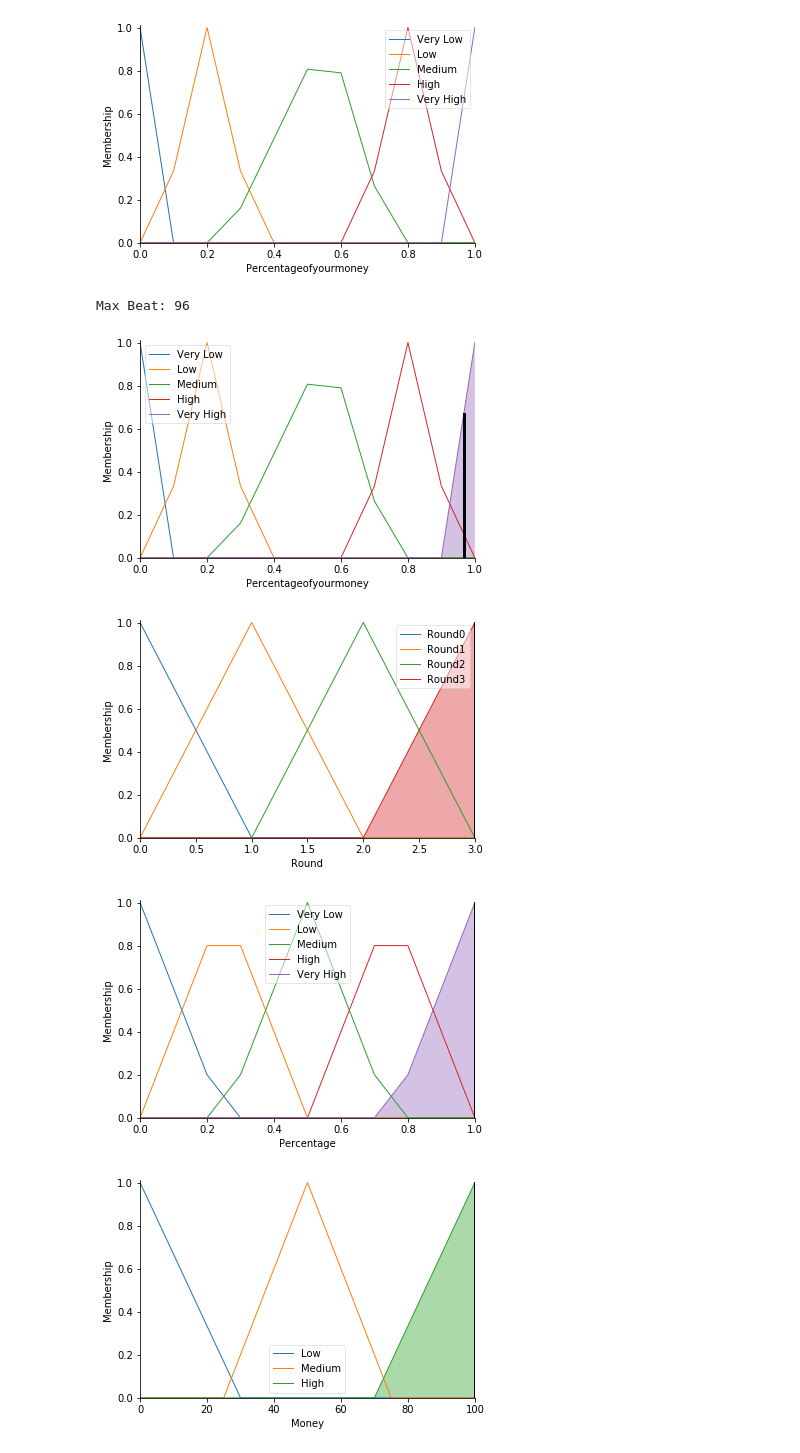
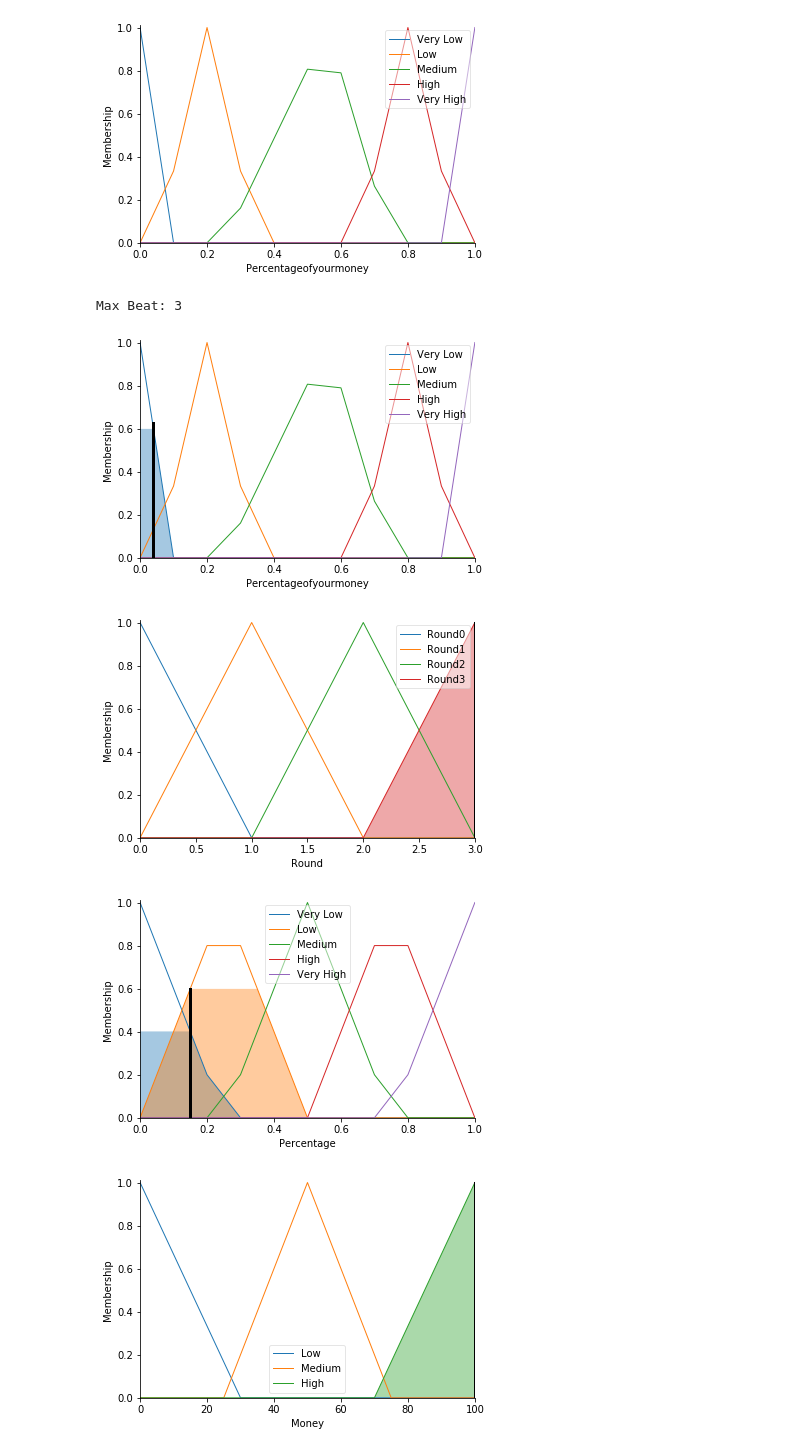
Before and after one commit to Joagai23/SistemasInteligentesPokerBot, a Jupyter notebook: PokerFuzzyLogic.ipynb, the cells around one changed output. Drawn from its saved outputs; the diff is of its cells as text; code cells hidden in the pictures.

```diff
--- a/PokerFuzzyLogic.ipynb
+++ b/PokerFuzzyLogic.ipynb
@@ -283,10 +267,10 @@ def getMoneyPercentage(roundNum, percentageVal, moneyVal): #, small_blind):
     money2.view(sim=action)
     #return dollars
 # %%
-getMoneyPercentage(roundumber, winRate, 100) #, 5)
+getMoneyPercentage(roundNumber, winRate, 100)
 # %% [output]
-Max Beat: 96
+Max Beat: 3
-[figure, old version]
+[figure, new version]
 [figure]
-[figure, old version]
+[figure, new version]
 [figure]
```
Also changed, not shown: parts of 9 cells of this notebook.
